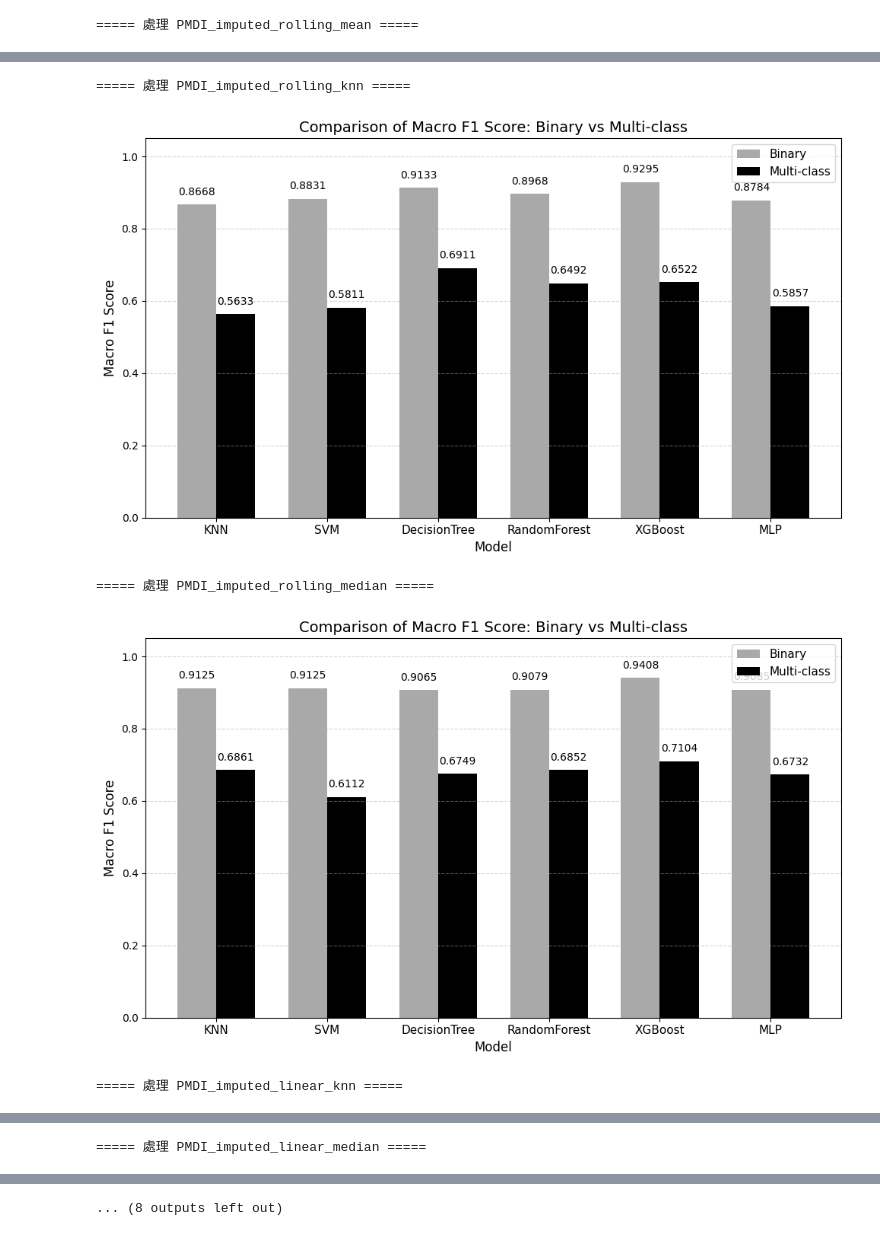
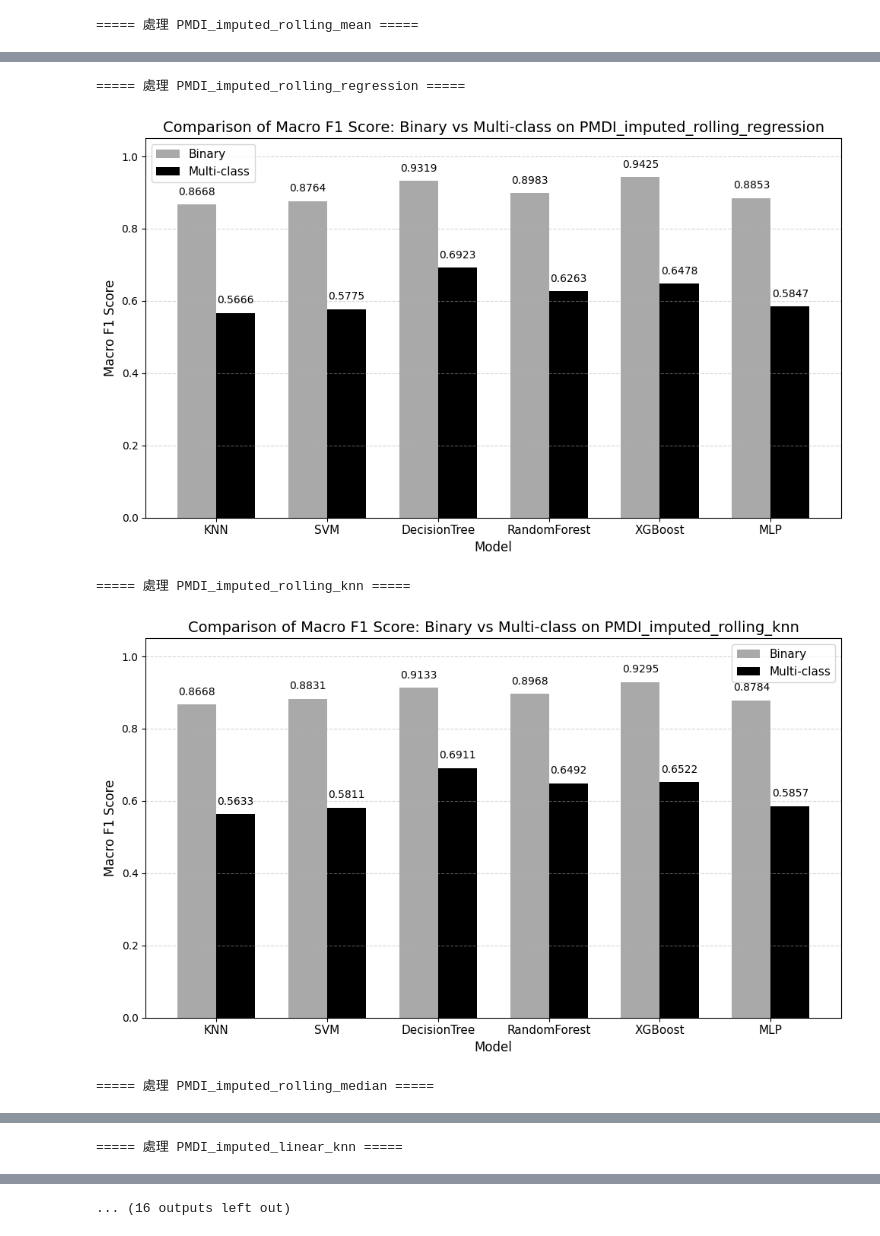
Before and after one commit to sean50311/MDS-project, a Jupyter notebook: experiment_pipeline.ipynb, the cells around one changed output, grey strips where cells are left out. Cells and saved outputs as stored; diff of their text form; code cells hidden in the pictures.

Commit message:
plot folder

```diff
--- a/experiment_pipeline.ipynb
+++ b/experiment_pipeline.ipynb
@@ -41,6 +39,6 @@ for fname in instance_files:
     all_results_bin[fname] = results_bin['F1']
     all_results_multi[fname] = results_multi['F1']
     # 可選：每個 instance 畫一次 F1 比較圖
-    plot_f1_comparison(results_bin, results_multi)
+    plot_f1_comparison(results_bin, results_multi, fname)
 # %% [output]
 ===== 處理 baseline_ai4i2020 =====
@@ -50,5 +48,5 @@ for fname in instance_files:
-===== 處理 PMDI_imputed_rolling_knn =====
+===== 處理 PMDI_imputed_rolling_regression =====
-[figure, old version]
+[figure, new version]
-===== 處理 PMDI_imputed_rolling_median =====
+===== 處理 PMDI_imputed_rolling_knn =====
-[figure, old version]
+[figure, new version]
-===== 處理 PMDI_imputed_linear_knn =====
+===== 處理 PMDI_imputed_rolling_median =====
@@ -56 +54 @@ for fname in instance_files:
-===== 處理 PMDI_imputed_linear_median =====
+===== 處理 PMDI_imputed_linear_knn =====
@@ -58,4 +56,4 @@ for fname in instance_files:
-... (8 outputs left out)
+... (16 outputs left out)
 # %%
 # 彙總所有 instance 的 F1 分數
 summary_bin = pd.DataFrame(all_results_bin)
```
Also changed, not shown: parts of 4 cells of this notebook, 15 other files.
